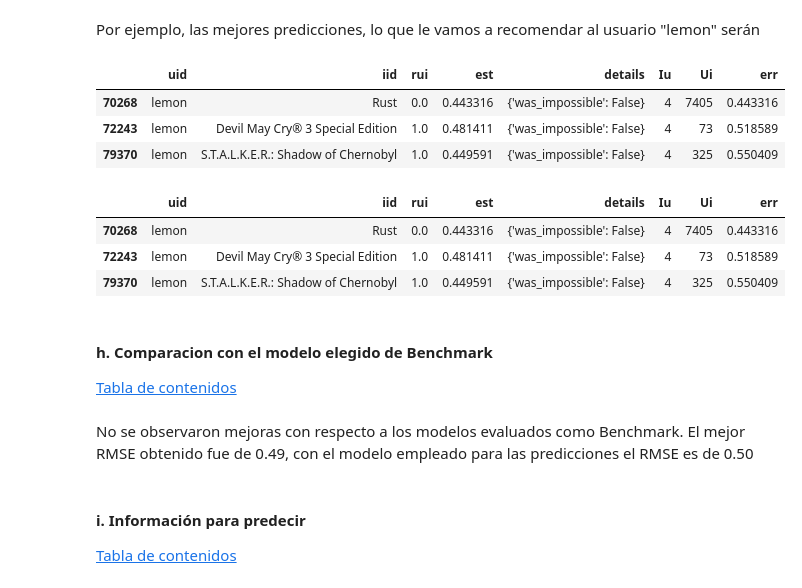
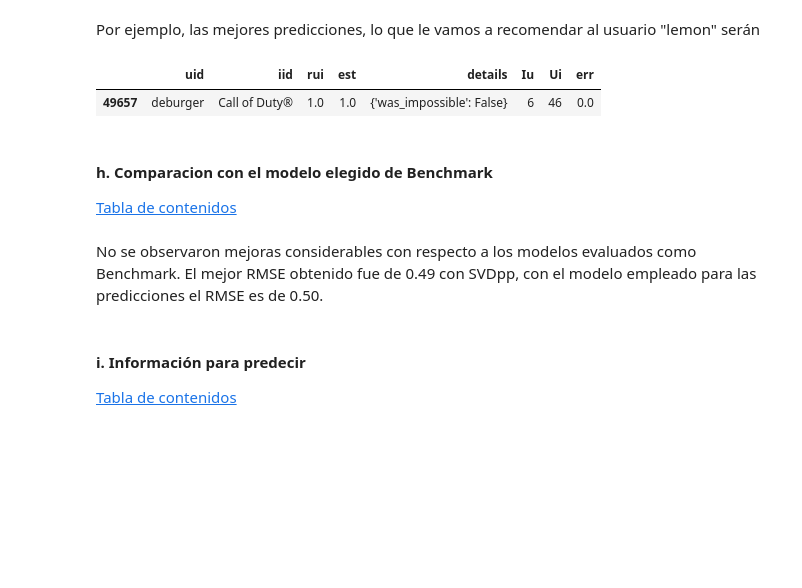
Before and after one commit to gonzalogperez/sistemas-recomendacion-steam, a Jupyter notebook: GonzaloGPerezProyecto_3.ipynb, the cells around one changed output. Saved outputs shown, nothing was run; the diff lists cells and outputs as text; code cells hidden in the pictures; blank space fills up the shorter version.

```diff
--- a/GonzaloGPerezProyecto_3.ipynb
+++ b/GonzaloGPerezProyecto_3.ipynb
@@ -1778,7 +1770,9 @@ bsl_options = {'method': 'als',
                }
 # %%
 trainset, testset = train_test_split(data, test_size=0.20)
-algo = BaselineOnly(bsl_options=bsl_options)
-#algo = BaselineOnly()
-predictions = algo.fit(trainset).test(testset)
+#algo = BaselineOnly(bsl_options=bsl_options)
+#algo = KNNBaseline()
+algo = SVD()
+#predictions = algo.fit(trainset).test(testset)
+algo.fit(trainset)
 # %% [output]
@@ -1786,3 +1780,5 @@ Estimating biases using als...
+# %%
+predictions = algo.test(testset)
 # %%
 # Metrica RMSE
 accuracy.rmse(predictions)
@@ -1820,13 +1816,20 @@ r_ui es None, porque el usuario no tiene actualmente un rating para ese item. `e
 
 Usamos croos-validation para ver si nuestro modelo está overfiteado o no. Vamos a usar la función `cross_validate()`. Pero para un mejor control, instanciamos un iterador de validación cruzada y hacer predicciones sobre cada división usando el método `split()` del iterador y el método `test()` del algoritmo. A continuación usamos un procedimiento de validación cruzada de K-fold clásico con 5 divisiones:
 # %%
+%%capture
+# %%capture`, para no mostrar stdout y stderr
+
 from surprise import accuracy
 from surprise.model_selection import KFold
 
 # define a cross-validation iterator
 kf = KFold(n_splits=5)
 
-algo = BaselineOnly()
+#algo = KNNBaseline()
+#algo = BaselineOnly()
+algo = SVD()
+
+accuracy_rmse = []
 
 for trainset, testset in kf.split(data):
 
@@ -1835,4 +1838,5 @@ for trainset, testset in kf.split(data):
     predictions = algo.test(testset)
 
     # Compute and print Root Mean Squared Error
-    accuracy.rmse(predictions, verbose=True)
+    #accuracy.rmse(predictions, verbose=False)
+    accuracy_rmse.append(accuracy.rmse(predictions, verbose=False))
@@ -2033,18 +1968,9 @@ worst_predictions
 # %% [markdown]
 Por ejemplo, las mejores predicciones, lo que le vamos a recomendar al usuario "lemon" serán
 # %%
-mask = best_predictions.loc[:, 'uid'] == 'lemon'
+mask = best_predictions.loc[:, 'uid'] == 'deburger'
 user = best_predictions.loc[mask]
 user.head()
 # %% [output]
 |  | uid | iid | rui | est | details | Iu | Ui | err |
-| 70268 | lemon | Rust | 0.0 | 0.443316 | {'was_impossible': False} | 4 | 7405 | 0.443316 |
-| 72243 | lemon | Devil May Cry® 3 Special Edition | 1.0 | 0.481411 | {'was_impossible': False} | 4 | 73 | 0.518589 |
-| 79370 | lemon | S.T.A.L.K.E.R.: Shadow of Chernobyl | 1.0 | 0.449591 | {'was_impossible': False} | 4 | 325 | 0.550409 |
+| 49657 | deburger | Call of Duty® | 1.0 | 1.0 | {'was_impossible': False} | 6 | 46 | 0.0 |
-# %%
-best_predictions[best_predictions['uid'] == 'lemon']
-# %% [output]
-|  | uid | iid | rui | est | details | Iu | Ui | err |
-| 70268 | lemon | Rust | 0.0 | 0.443316 | {'was_impossible': False} | 4 | 7405 | 0.443316 |
-| 72243 | lemon | Devil May Cry® 3 Special Edition | 1.0 | 0.481411 | {'was_impossible': False} | 4 | 73 | 0.518589 |
-| 79370 | lemon | S.T.A.L.K.E.R.: Shadow of Chernobyl | 1.0 | 0.449591 | {'was_impossible': False} | 4 | 325 | 0.550409 |
@@ -2052,7 +1980,7 @@ best_predictions[best_predictions['uid'] == 'lemon']
 #### h. Comparacion con el modelo elegido de Benchmark <a class="anchor" id="section_2_3"></a>
 [Tabla de contenidos](#TOC)
 # %% [markdown]
-No se observaron mejoras con respecto a los modelos evaluados como Benchmark. El mejor RMSE obtenido fue de 0.49, con el modelo empleado para las predicciones el RMSE es de 0.50
+No se observaron mejoras considerables con respecto a los modelos evaluados como Benchmark. El mejor RMSE obtenido fue de 0.49 con SVDpp, con el modelo empleado para las predicciones el RMSE es de 0.50.
 # %% [markdown]
 #### i. Información para predecir <a class="anchor" id="section_2_4"></a>
 [Tabla de contenidos](#TOC)
```
Also changed, not shown: parts of 44 cells of this notebook, 4 other files.
